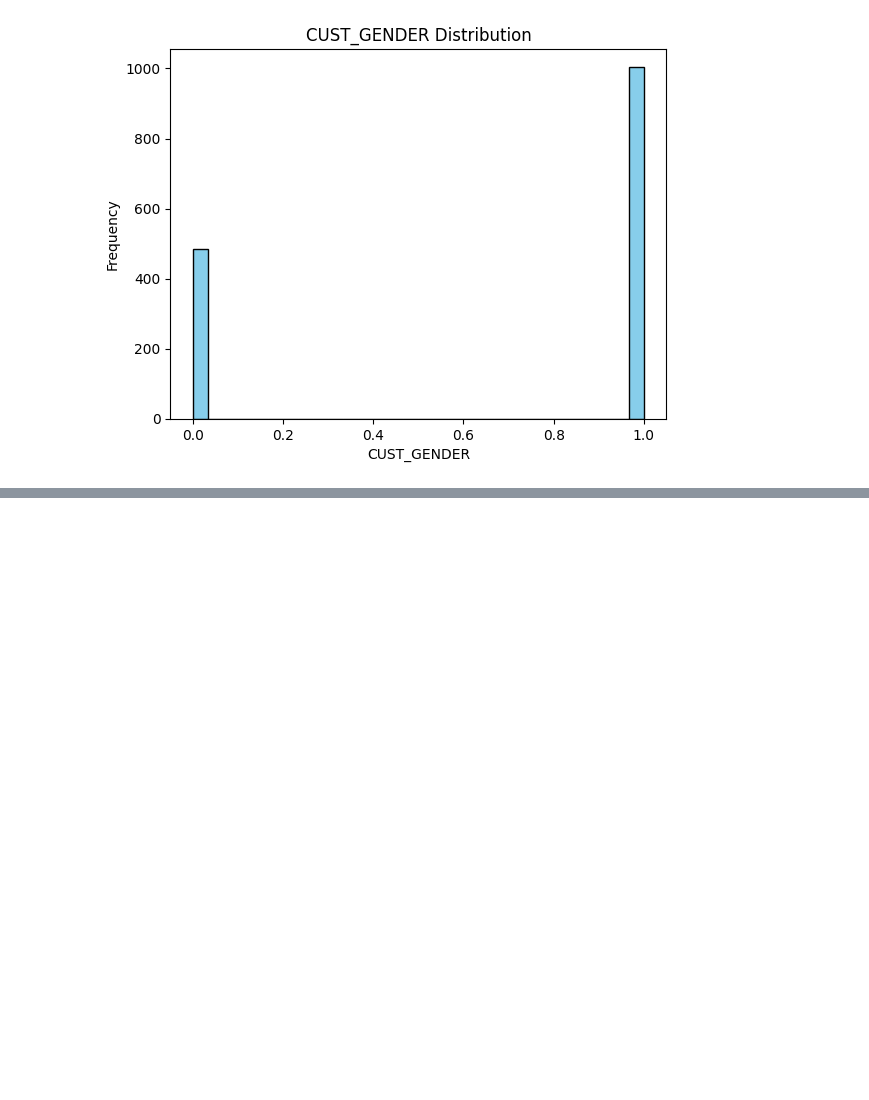
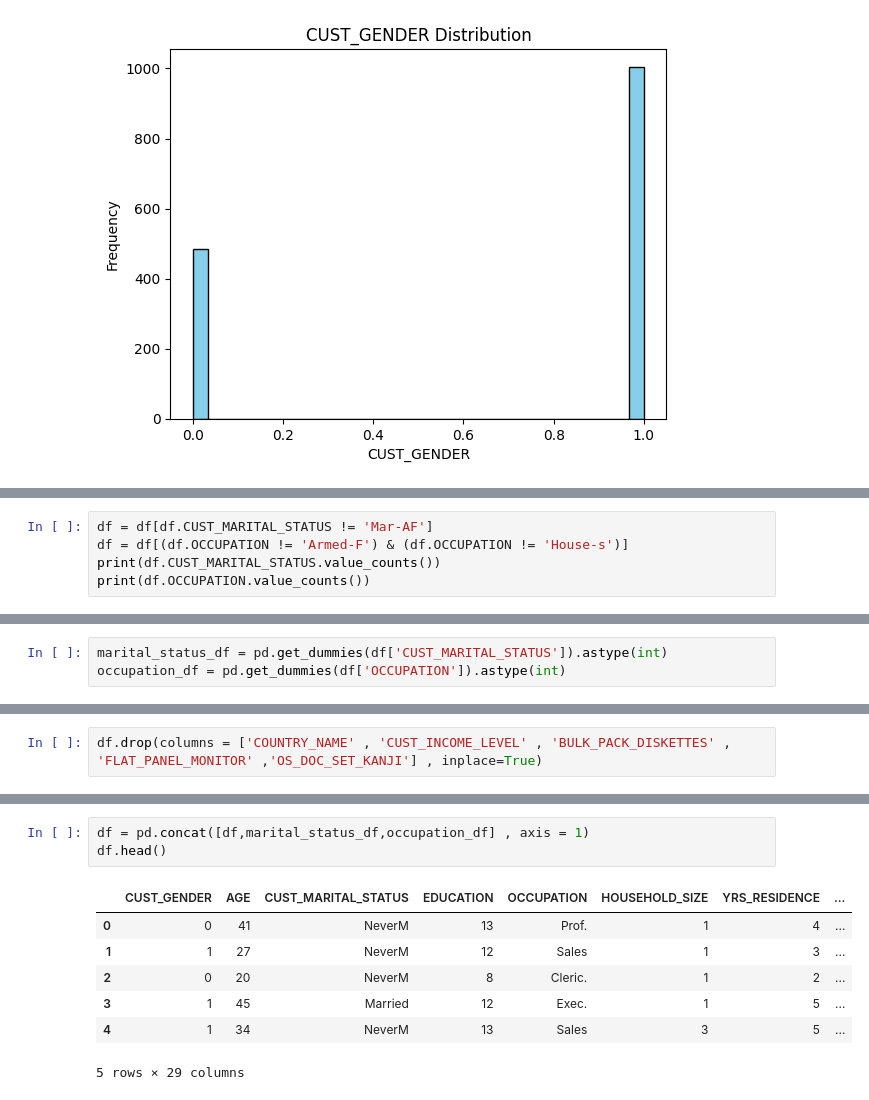
Before and after one commit to Mirazbd123/Project, a Jupyter notebook: Marketing Data Analysis.ipynb, the cells around one changed output, grey strips where cells are left out. Drawn from its saved outputs; the diff is of its cells as text; blank space fills up the shorter version.

```diff
--- a/Marketing Data Analysis.ipynb
+++ b/Marketing Data Analysis.ipynb
@@ -451,0 +465,5 @@ Choose a variable to plot:
+# %%
+df = df[df.CUST_MARITAL_STATUS != 'Mar-AF']
+df = df[(df.OCCUPATION != 'Armed-F') & (df.OCCUPATION != 'House-s')]
+print(df.CUST_MARITAL_STATUS.value_counts())
+print(df.OCCUPATION.value_counts())
@@ -451,0 +488,3 @@ Choose a variable to plot:
+# %%
+marital_status_df = pd.get_dummies(df['CUST_MARITAL_STATUS']).astype(int)
+occupation_df = pd.get_dummies(df['OCCUPATION']).astype(int)
@@ -451,0 +509,2 @@ Choose a variable to plot:
+# %%
+df.drop(columns = ['COUNTRY_NAME' , 'CUST_INCOME_LEVEL' , 'BULK_PACK_DISKETTES' , 'FLAT_PANEL_MONITOR' ,'OS_DOC_SET_KANJI'] , inplace=True)
@@ -451,0 +524,11 @@ Choose a variable to plot:
+# %%
+df = pd.concat([df,marital_status_df,occupation_df] , axis = 1)
+df.head()
+# %% [output]
+|  | CUST_GENDER | AGE | CUST_MARITAL_STATUS | EDUCATION | OCCUPATION | HOUSEHOLD_SIZE | YRS_RESIDENCE | ... |
+| 0 | 0 | 41 | NeverM | 13 | Prof. | 1 | 4 | ... |
+| 1 | 1 | 27 | NeverM | 12 | Sales | 1 | 3 | ... |
+| 2 | 0 | 20 | NeverM | 8 | Cleric. | 1 | 2 | ... |
+| 3 | 1 | 45 | Married | 12 | Exec. | 1 | 5 | ... |
+| 4 | 1 | 34 | NeverM | 13 | Sales | 3 | 5 | ... |
+5 rows × 29 columns
```
Also changed, not shown: parts of 20 cells of this notebook.
